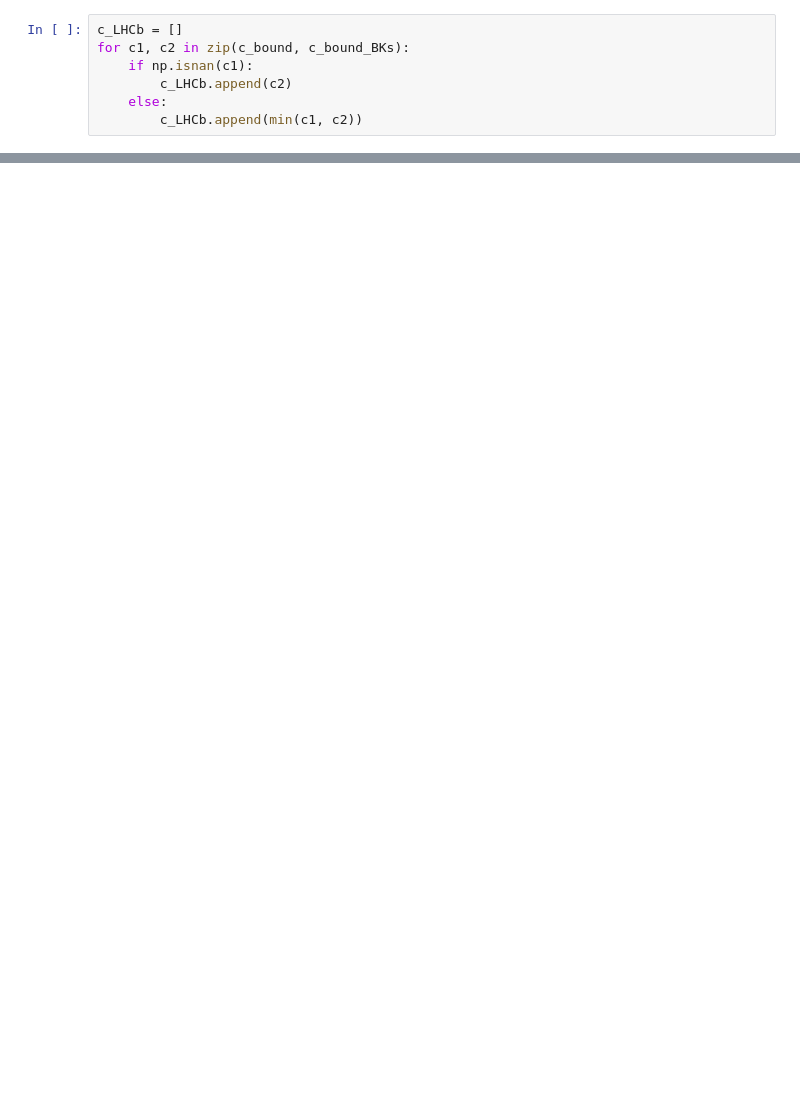
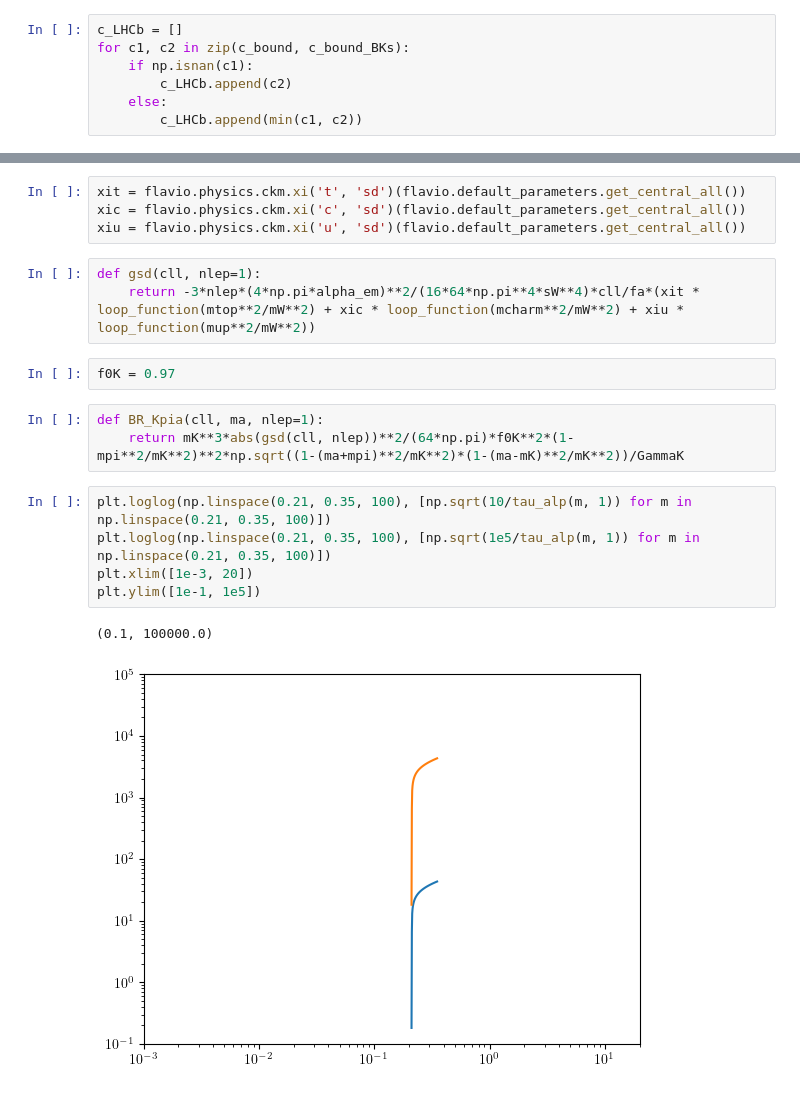
Before and after one commit to Jorge-Alda/tauALPs, a Jupyter notebook: PseudoScalar/displaced_vertex/plot_analysis.ipynb, the cells around one changed output, grey strips where cells are left out. Cells and saved outputs as stored; diff of their text form; blank space fills up the shorter version.

```diff
--- a/PseudoScalar/displaced_vertex/plot_analysis.ipynb
+++ b/PseudoScalar/displaced_vertex/plot_analysis.ipynb
@@ -393,0 +418,20 @@ pd.DataFrame({'ma_GeV': BaBar_10cm['ma_GeV'], 'cl_inf': bound_gamma, 'cl_sup': [
+# %%
+xit = flavio.physics.ckm.xi('t', 'sd')(flavio.default_parameters.get_central_all())
+xic = flavio.physics.ckm.xi('c', 'sd')(flavio.default_parameters.get_central_all())
+xiu = flavio.physics.ckm.xi('u', 'sd')(flavio.default_parameters.get_central_all())
+# %%
+def gsd(cll, nlep=1):
+    return -3*nlep*(4*np.pi*alpha_em)**2/(16*64*np.pi**4*sW**4)*cll/fa*(xit * loop_function(mtop**2/mW**2) + xic * loop_function(mcharm**2/mW**2) + xiu * loop_function(mup**2/mW**2))
+# %%
+f0K = 0.97
+# %%
+def BR_Kpia(cll, ma, nlep=1):
+    return mK**3*abs(gsd(cll, nlep))**2/(64*np.pi)*f0K**2*(1-mpi**2/mK**2)**2*np.sqrt((1-(ma+mpi)**2/mK**2)*(1-(ma-mK)**2/mK**2))/GammaK
+# %%
+plt.loglog(np.linspace(0.21, 0.35, 100), [np.sqrt(10/tau_alp(m, 1)) for m in np.linspace(0.21, 0.35, 100)])
+plt.loglog(np.linspace(0.21, 0.35, 100), [np.sqrt(1e5/tau_alp(m, 1)) for m in np.linspace(0.21, 0.35, 100)])
+plt.xlim([1e-3, 20])
+plt.ylim([1e-1, 1e5])
+# %% [output]
+(0.1, 100000.0)
+[figure, added]
```
Also changed, not shown: parts of 9 cells of this notebook, 10 other files.
